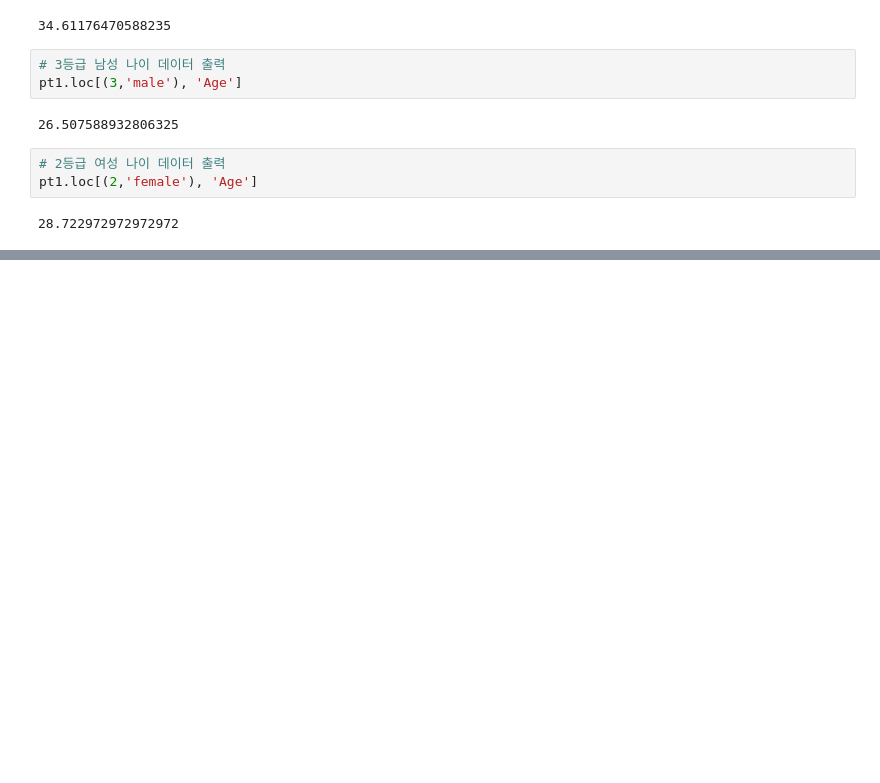
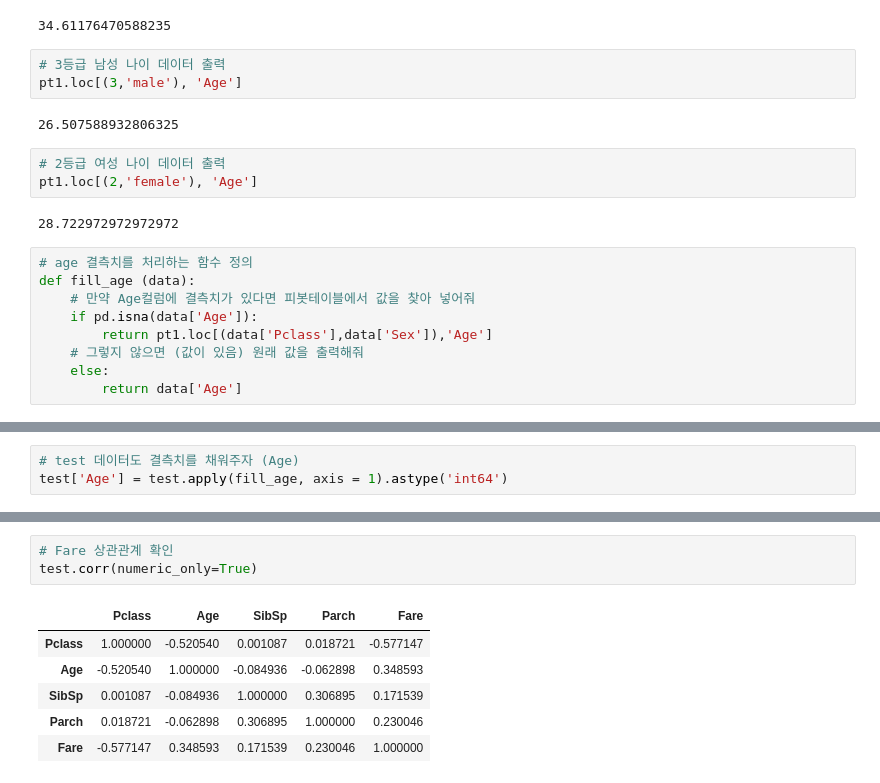
Before and after one commit to ydydydydydy/MachineLearning_, a Jupyter notebook: 04. titanic 데이터를 활용한 생존자 예측.ipynb, the cells around one changed output, grey strips where cells are left out. Saved outputs shown, nothing was run; the diff lists cells and outputs as text; blank space fills up the shorter version.

```diff
--- a/04. titanic 데이터를 활용한 생존자 예측.ipynb
+++ b/04. titanic 데이터를 활용한 생존자 예측.ipynb
@@ -247,3 +249,12 @@ pt1.loc[(3,'male'), 'Age']
 pt1.loc[(2,'female'), 'Age']
 # %% [output]
 28.722972972972972
+# %%
+# age 결측치를 처리하는 함수 정의
+def fill_age (data):
+    # 만약 Age컬럼에 결측치가 있다면 피봇테이블에서 값을 찾아 넣어줘
+    if pd.isna(data['Age']):
+        return pt1.loc[(data['Pclass'],data['Sex']),'Age']
+    # 그렇지 않으면 (값이 있음) 원래 값을 출력해줘
+    else:
+        return data['Age']
@@ -249,0 +282,3 @@ pt1.loc[(2,'female'), 'Age']
+# %%
+# test 데이터도 결측치를 채워주자 (Age)
+test['Age'] = test.apply(fill_age, axis = 1).astype('int64')
@@ -249,0 +387,10 @@ pt1.loc[(2,'female'), 'Age']
+# %%
+# Fare 상관관계 확인
+test.corr(numeric_only=True)
+# %% [output]
+|  | Pclass | Age | SibSp | Parch | Fare |
+| Pclass | 1.000000 | -0.520540 | 0.001087 | 0.018721 | -0.577147 |
+| Age | -0.520540 | 1.000000 | -0.084936 | -0.062898 | 0.348593 |
+| SibSp | 0.001087 | -0.084936 | 1.000000 | 0.306895 | 0.171539 |
+| Parch | 0.018721 | -0.062898 | 0.306895 | 1.000000 | 0.230046 |
+| Fare | -0.577147 | 0.348593 | 0.171539 | 0.230046 | 1.000000 |
```
Also changed, not shown: parts of 18 cells of this notebook.
